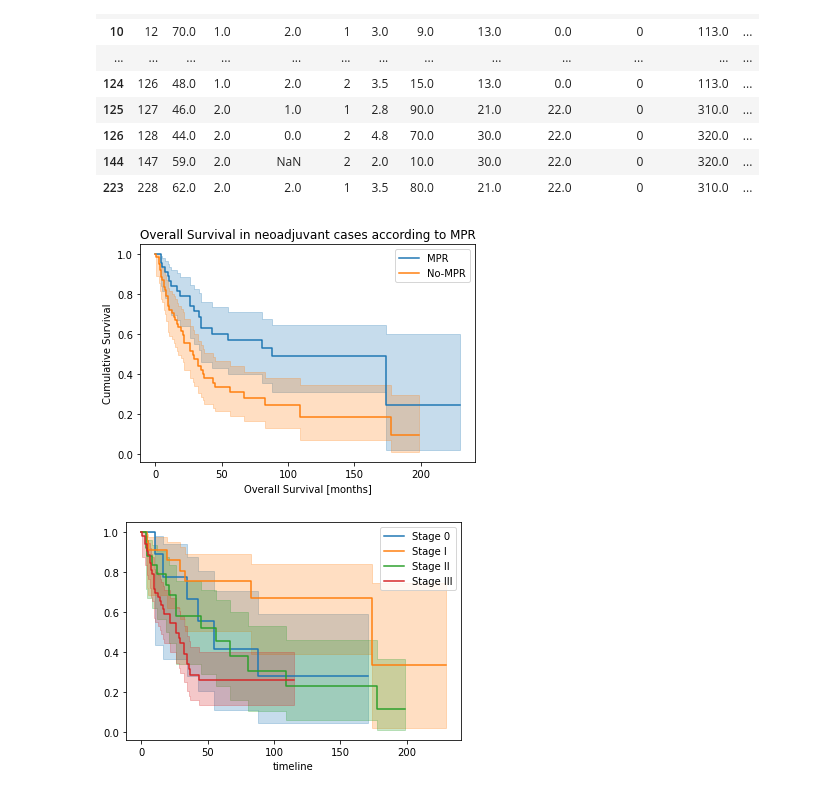
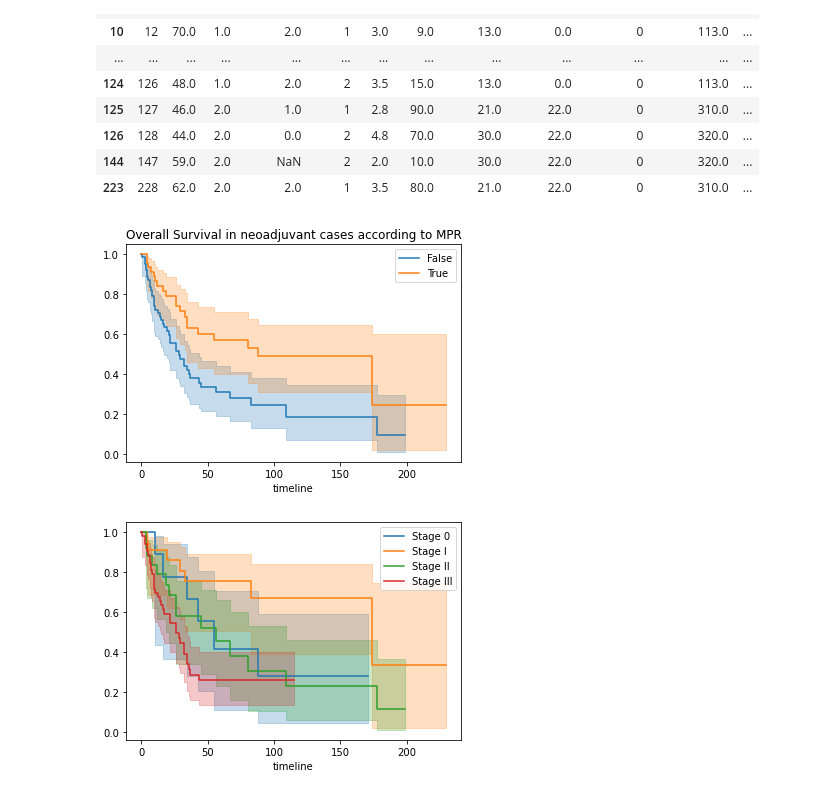
Before and after one commit to GuySchnidrig/CAS-2020-21, a Jupyter notebook: Module_2.ipynb, the cells around one changed output. Drawn from its saved outputs; the diff is of its cells as text; code cells hidden in the pictures.

Commit message:
Revert "TCGA + Survival"
This reverts commit 021576d297685c0bddd4afbfb1bc18259ee8fabf.

```diff
--- a/Module_2.ipynb
+++ b/Module_2.ipynb
@@ -490,12 +618,6 @@ df_study_survivalanalyses['R_short'] = np.select(conditions_R, values_R)
 
 # Let's create a variable which defines major pathological response based on the histology
 df_study_survivalanalyses['MPR'] = ((df_study_survivalanalyses['HISTO'] == 2) & (df_study_survivalanalyses['VITAL'] <= 65)) | ((df_study_survivalanalyses['HISTO'] != 2) & (df_study_survivalanalyses['VITAL'] <= 10))
-conditions_MPR = [
-    (df_study_survivalanalyses['MPR'] == True),
-    (df_study_survivalanalyses['MPR'] != True)
-]
-values_MPR = ['MPR', 'No-MPR']
-df_study_survivalanalyses['MPR'] = np.select(conditions_MPR, values_MPR)
 df_study_survivalanalyses
 # %% [output]
 |  | PID | AGE | SEX | SMOKING | HISTO | BED | VITAL | pT_TNM8 | pN_TNM8 | pM_TNM8 | Stage_TNM8 | ... |
@@ -518,15 +640,13 @@ df_study_survivalanalyses
 # %%
 # Cases with MPR should have a better survival
 ax_MPR = plt.subplot(111)
 
 for name, grouped_df in df_study_survivalanalyses.groupby('MPR'):
     kmf.fit(grouped_df['OS'], grouped_df['STATOS'], label = name)
     kmf.plot_survival_function(ax = ax_MPR)
     plt.title('Overall Survival in neoadjuvant cases according to MPR')
-    plt.xlabel('Overall Survival [months]')
-    plt.ylabel('Cumulative Survival')
 # %% [output]
-[figure, old version]
+[figure, new version]
 # %%
 # Cases with lower stages should have better survival
 ax_stage = plt.subplot(111)
```
Also changed, not shown: parts of 35 cells of this notebook.
